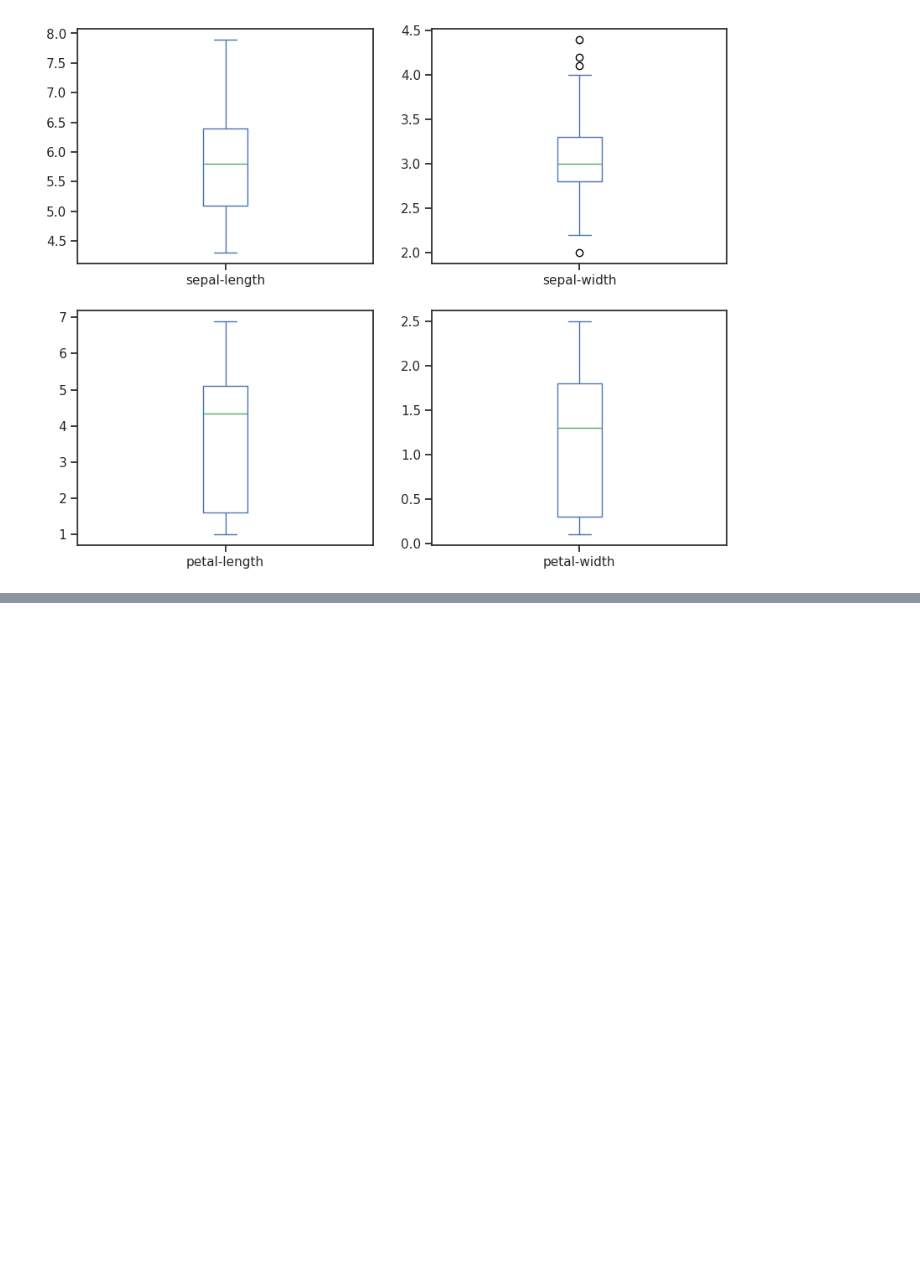
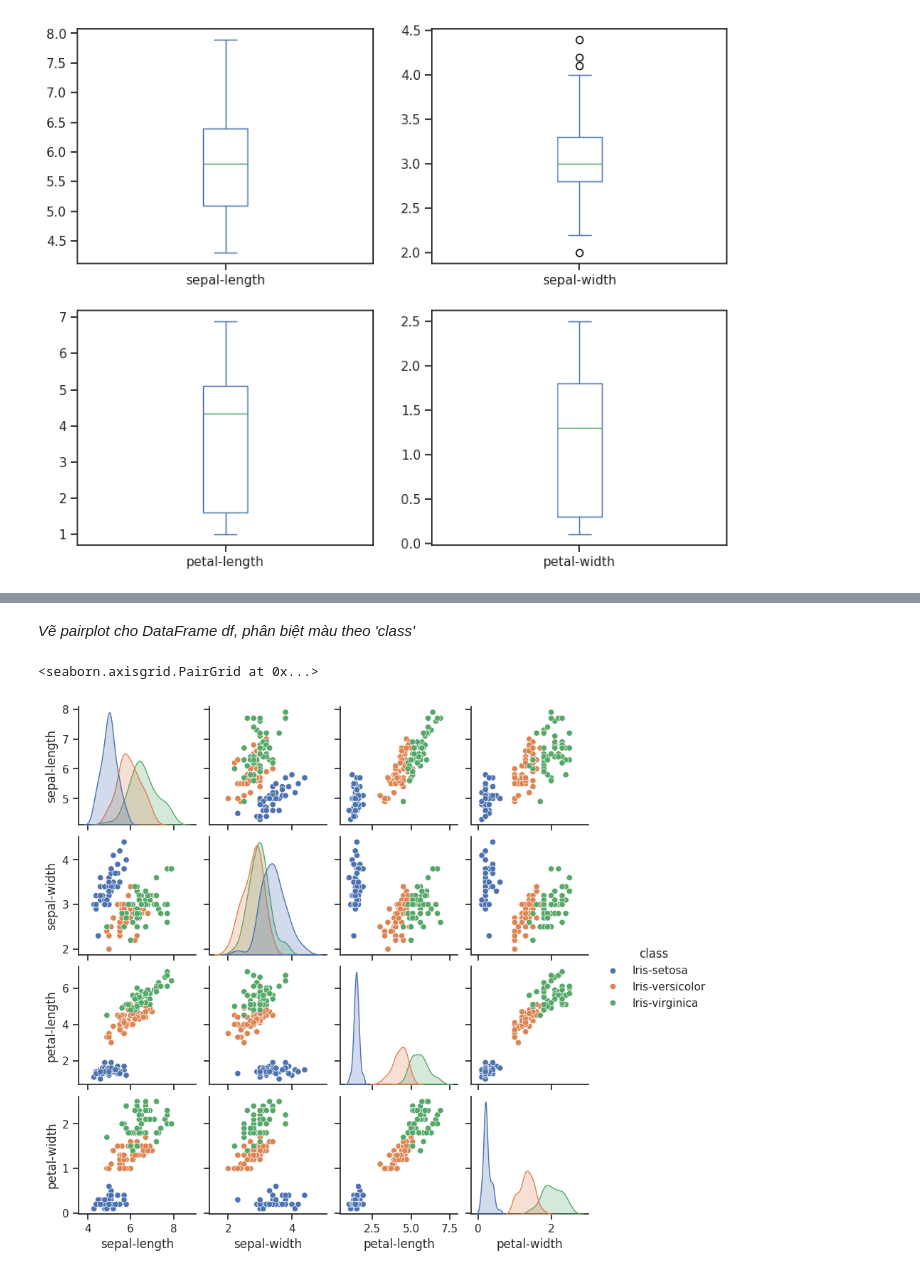
Before and after one commit to Mint0511/Data-analytics, a Jupyter notebook: lab2_NguyenVanMinh_3122410242 / slide_03_code.ipynb, the cells around one changed output, grey strips where cells are left out. Cells and saved outputs as stored; diff of their text form; code cells hidden in the pictures; blank space fills up the shorter version.

```diff
--- a/lab2_NguyenVanMinh_3122410242 / slide_03_code.ipynb
+++ b/lab2_NguyenVanMinh_3122410242 / slide_03_code.ipynb
@@ -471,0 +486,7 @@ plt.show()                           # Hiển thị đồ thị
+# %% [markdown]
+*Vẽ pairplot cho DataFrame df, phân biệt màu theo 'class'*
+# %%
+sns.pairplot(df, hue="class", height=2)  # Vẽ pairplot cho DataFrame df, phân biệt màu theo 'class'
+# %% [output]
+<seaborn.axisgrid.PairGrid at 0x...>
+[figure, added]
```
Also changed, not shown: parts of 6 cells of this notebook.
